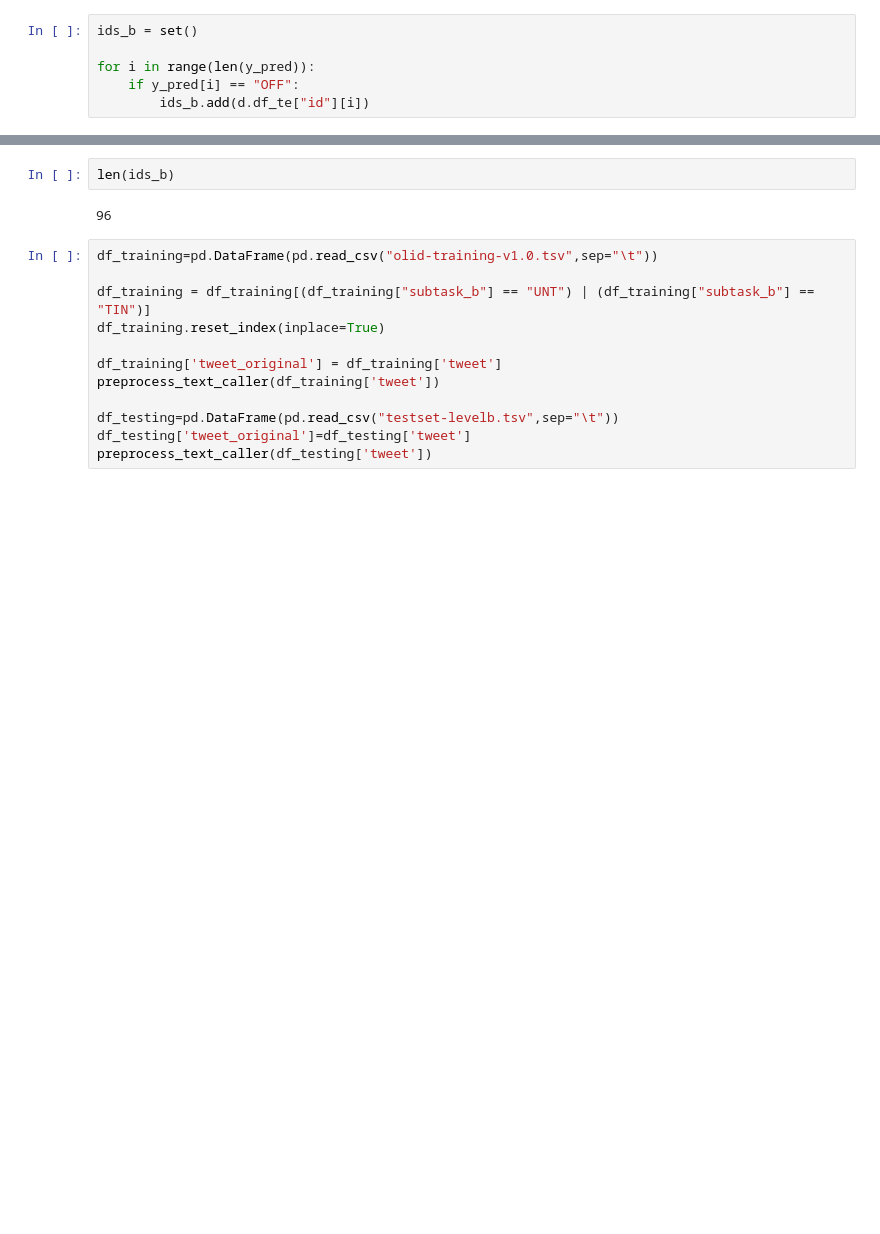
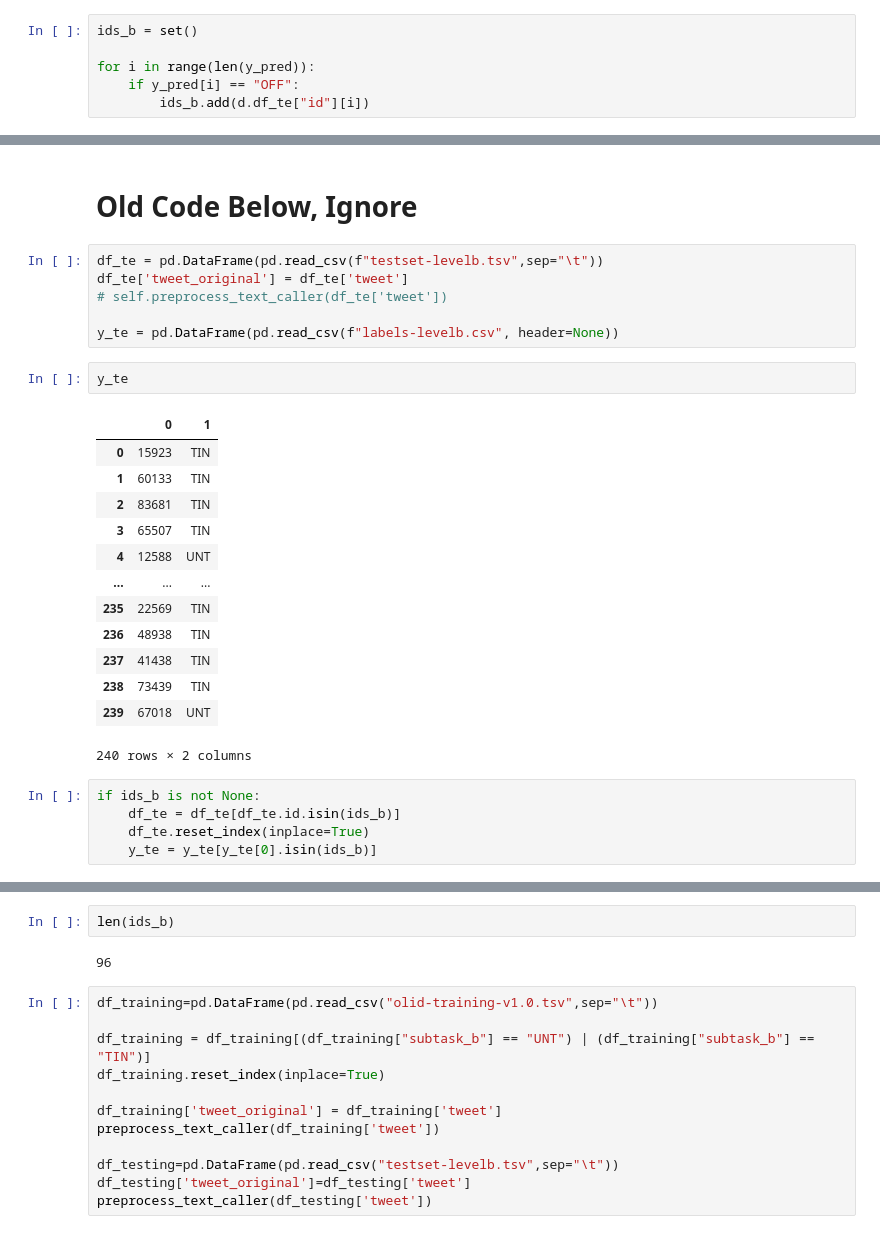
Before and after one commit to navneet-ag/Hate-Speech-Detection, a Jupyter notebook: OLID/anmol.ipynb, the cells around one changed output, grey strips where cells are left out. Cells and saved outputs as stored; diff of their text form; blank space fills up the shorter version.

```diff
--- a/OLID/anmol.ipynb
+++ b/OLID/anmol.ipynb
@@ -315,0 +374,29 @@ KeyError: 0
+# %% [markdown]
+# Old Code Below, Ignore
+# %%
+df_te = pd.DataFrame(pd.read_csv(f"testset-levelb.tsv",sep="\t"))
+df_te['tweet_original'] = df_te['tweet']
+# self.preprocess_text_caller(df_te['tweet'])
+
+y_te = pd.DataFrame(pd.read_csv(f"labels-levelb.csv", header=None))
+# %%
+y_te
+# %% [output]
+|  | 0 | 1 |
+| 0 | 15923 | TIN |
+| 1 | 60133 | TIN |
+| 2 | 83681 | TIN |
+| 3 | 65507 | TIN |
+| 4 | 12588 | UNT |
+| ... | ... | ... |
+| 235 | 22569 | TIN |
+| 236 | 48938 | TIN |
+| 237 | 41438 | TIN |
+| 238 | 73439 | TIN |
+| 239 | 67018 | UNT |
+240 rows × 2 columns
+# %%
+if ids_b is not None:
+    df_te = df_te[df_te.id.isin(ids_b)]
+    df_te.reset_index(inplace=True)
+    y_te = y_te[y_te[0].isin(ids_b)]
```
Also changed, not shown: parts of 18 cells of this notebook.
